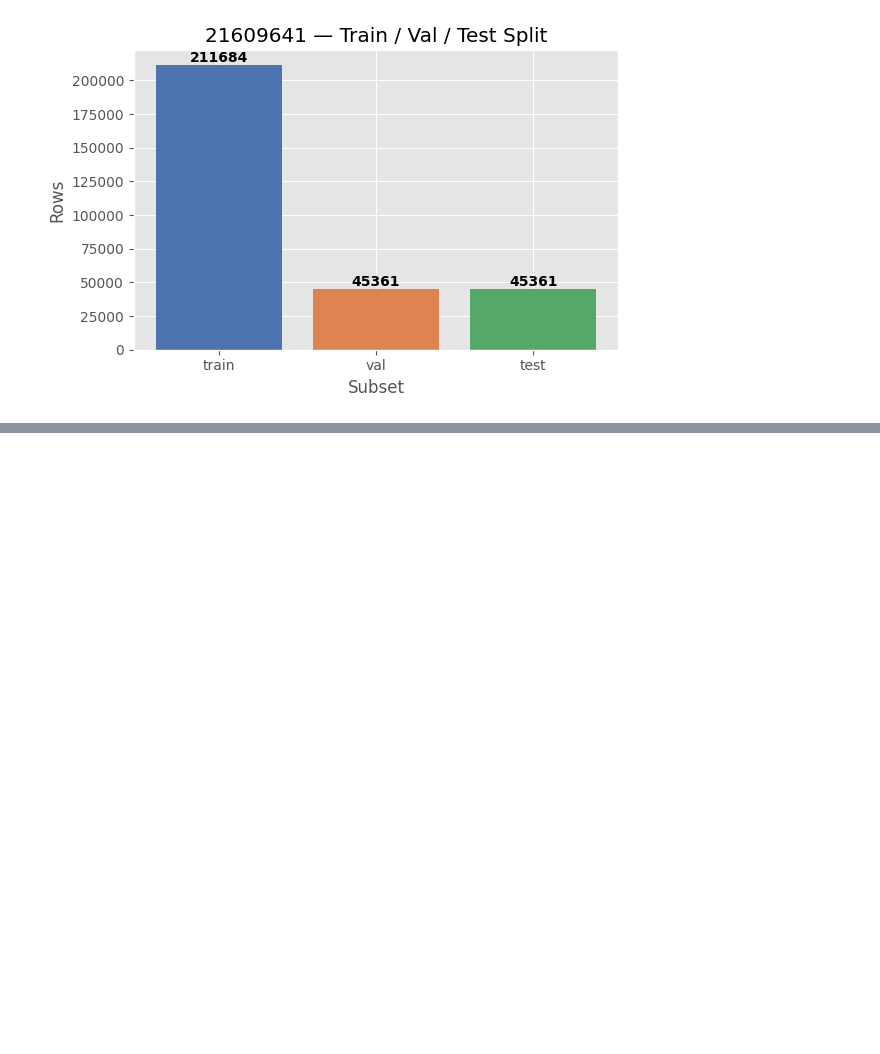
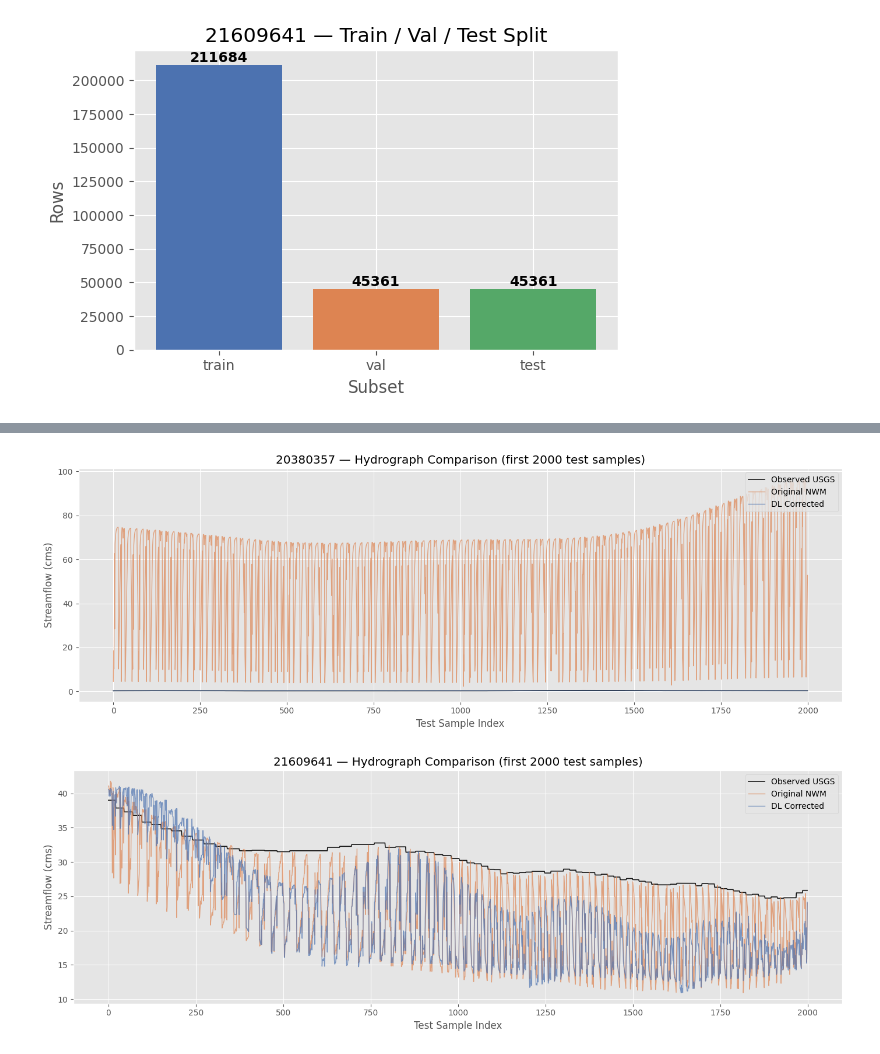
Before and after one commit to malloryr810/AI-Final-Project-GroupRRM, a Jupyter notebook: Forecastset.ipynb, the cells around one changed output, grey strips where cells are left out. Saved outputs shown, nothing was run; the diff lists cells and outputs as text; code cells hidden in the pictures; blank space fills up the shorter version.

```diff
--- a/Forecastset.ipynb
+++ b/Forecastset.ipynb
@@ -486,0 +732,21 @@ for station_name, s in splits.items():
+# %%
+# Hydrograph comparison — first 2000 test samples for clarity
+HYDRO_SAMPLES = 2000
+
+for station_name, r in results.items():
+    n_plot = min(HYDRO_SAMPLES, len(r['obs_orig']))
+    idx = np.arange(n_plot)
+
+    fig, ax = plt.subplots(figsize=(14, 5))
+    ax.plot(idx, r['obs_orig'][:n_plot],  label='Observed USGS',   linewidth=1.2, alpha=0.9, color='black')
+    ax.plot(idx, r['nwm_orig'][:n_plot],  label='Original NWM',    linewidth=1.0, alpha=0.7, color='#dd8452')
+    ax.plot(idx, r['pred_orig'][:n_plot], label='DL Corrected',    linewidth=1.0, alpha=0.7, color='#4c72b0')
+    ax.set_xlabel('Test Sample Index')
+    ax.set_ylabel('Streamflow (cms)')
+    ax.set_title(f'{station_name} — Hydrograph Comparison (first {n_plot} test samples)')
+    ax.legend(loc='upper right')
+    plt.tight_layout()
+    plt.show()
+# %% [output]
+[figure, added]
+[figure, added]
```
Also changed, not shown: parts of 5 cells of this notebook.
